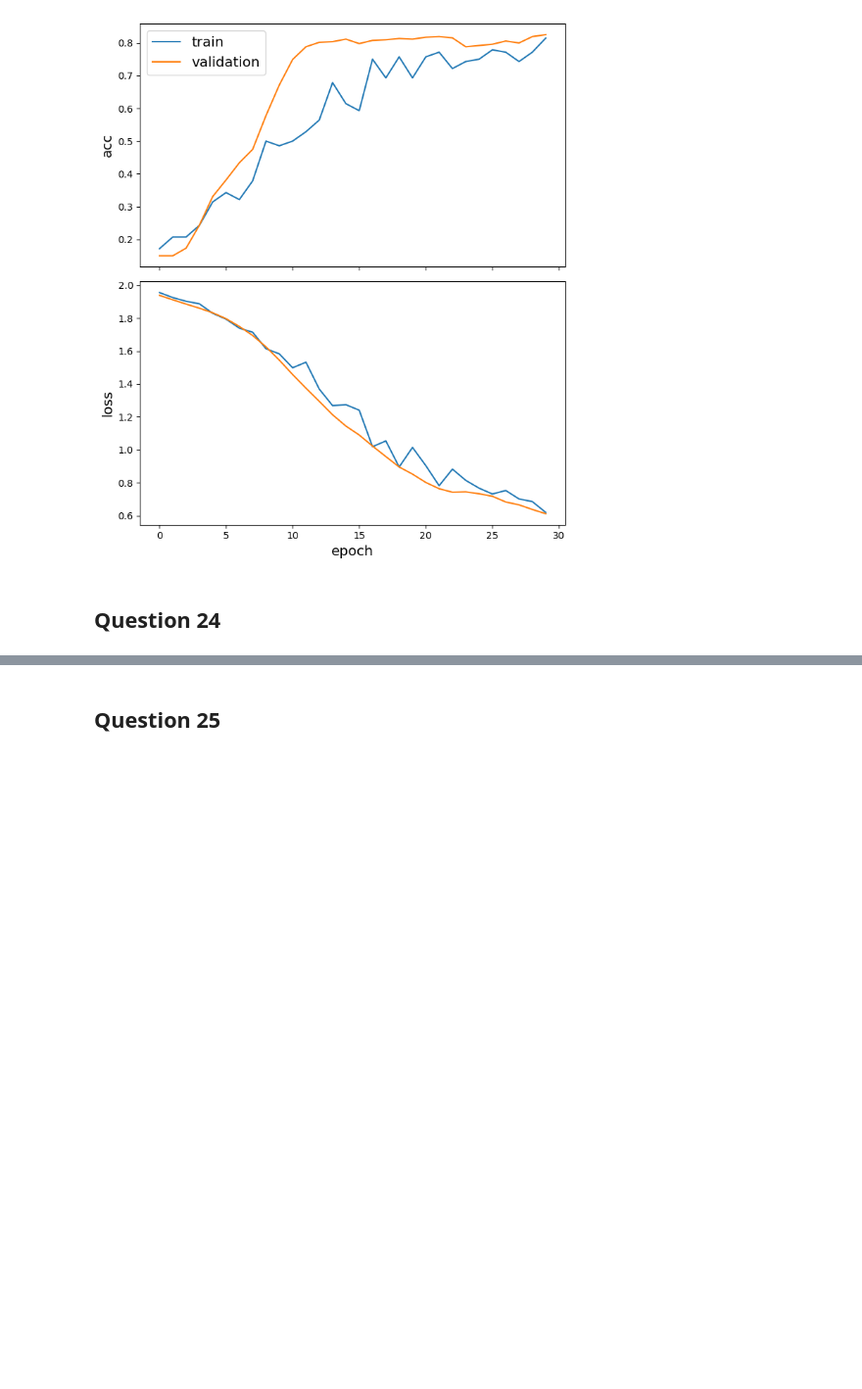
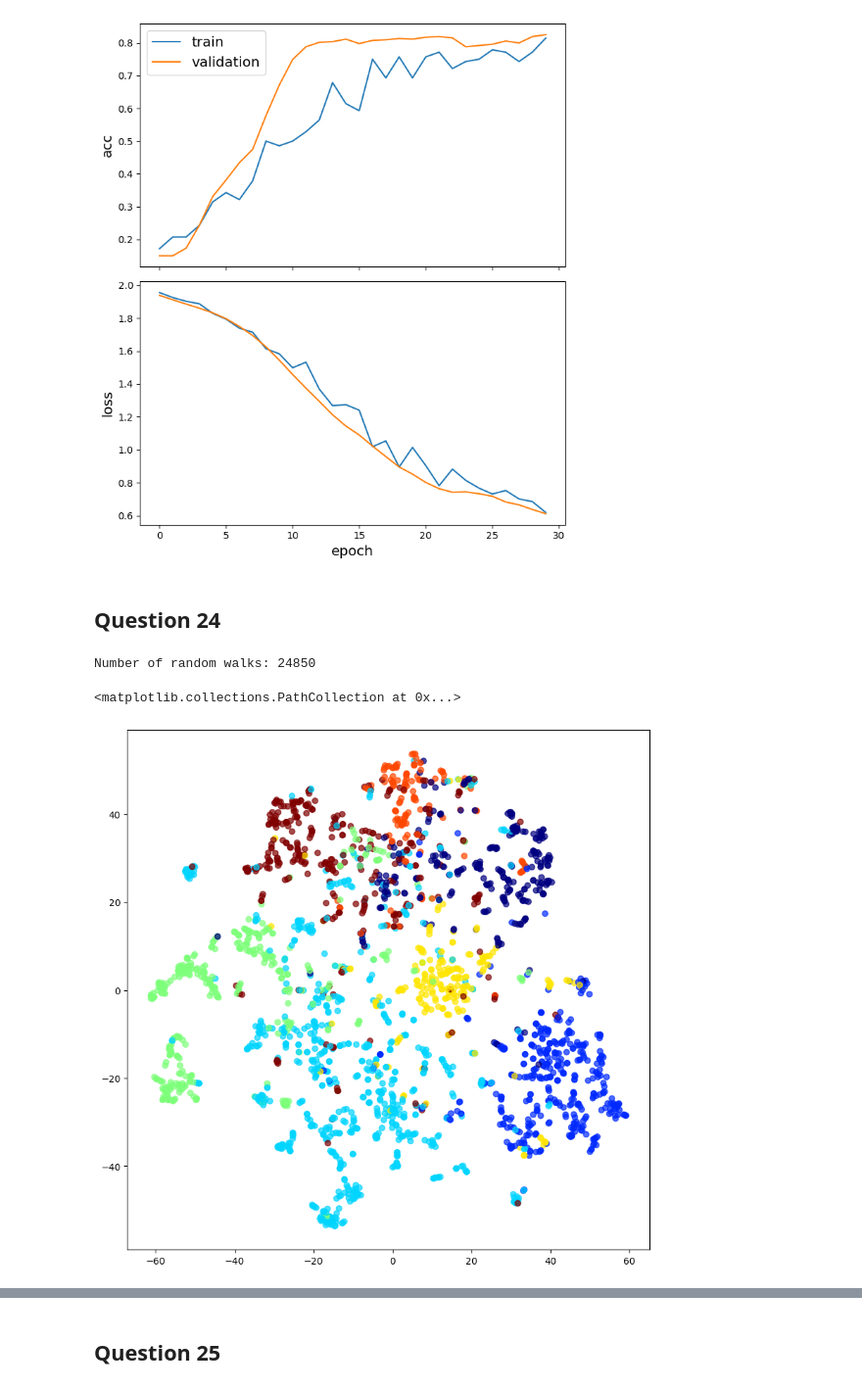
Before and after one commit to hershey890/ece232e, a Jupyter notebook: project_2_part3_Cora.ipynb, the cells around one changed output, grey strips where cells are left out. Shown at 98% size. Saved outputs shown, nothing was run; the diff lists cells and outputs as text; code cells hidden in the pictures; blank space fills up the shorter version.

Commit message:
86% question 24 cora node2vec

```diff
--- a/project_2_part3_Cora.ipynb
+++ b/project_2_part3_Cora.ipynb
@@ -237,3 +237,48 @@ Accuracy - 0.8300876617431641
 [figure]
 # %% [markdown]
 ## Question 24
+# %%
+dataset = datasets.Cora()
+G, node_subjects = dataset.load(largest_connected_component_only=True)
+
+rw2 = BiasedRandomWalk(G)
+walks2 = rw2.run(
+    nodes=list(G.nodes()),  # root nodes
+    length=100,  # maximum length of a random walk
+    n=10,  # number of random walks per root node
+    p=0.5,  # Defines (unormalised) probability, 1/p, of returning to source node
+    q=2.0,  # Defines (unormalised) probability, 1/q, for moving away from source node
+)
+print(f"Number of random walks: {len(walks2)}")
+# %% [output]
+Number of random walks: 24850
+# %%
+str_walks = [[str(n) for n in walk] for walk in walks2]
+model = Word2Vec(str_walks, vector_size=128, window=5, min_count=0, sg=1, workers=2, epochs=1)
+
+# Retrieve node embeddings and corresponding subjects
+node_ids = model.wv.index_to_key  # list of node IDs
+node_embeddings = model.wv.vectors # np arr of size(# nodes*embeddings dim)
+node_targets = node_subjects[[int(node_id) for node_id in node_ids]]
+
+# Apply t-SNE transformation on node embeddings
+tsne = TSNE(n_components=2)
+node_embeddings_2d = tsne.fit_transform(node_embeddings)
+
+X_train, X_test, y_train, y_test = train_test_split(node_embeddings, node_targets, train_size=0.8)
+
+# draw the points
+alpha = 0.7
+label_map = {l: i for i, l in enumerate(np.unique(node_targets))}
+node_colors = [label_map[target] for target in node_targets]
+plt.figure(figsize=(10,10))
+plt.scatter(
+    node_embeddings_2d[:, 0],
+    node_embeddings_2d[:, 1],
+    c=node_colors,
+    cmap="jet",
+    alpha=0.7,
+)
+# %% [output]
+<matplotlib.collections.PathCollection at 0x...>
+[figure, added]
```
Also changed, not shown: parts of 4 cells of this notebook.
